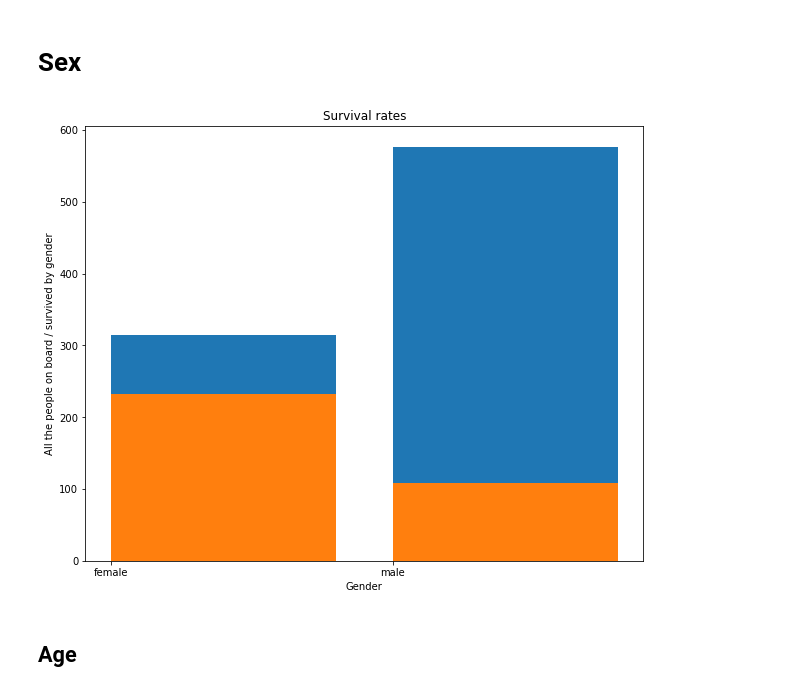
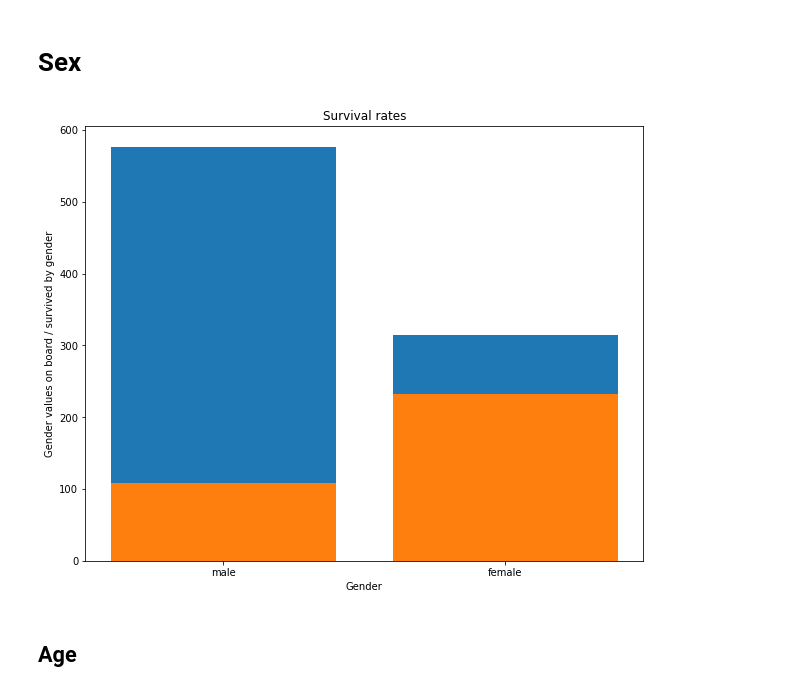
Before and after one commit to maltsev-ea/Titanic_ML_from_disaster, a Jupyter notebook: Baseline.ipynb, the cells around one changed output. Cells and saved outputs as stored; diff of their text form; code cells hidden in the pictures.

```diff
--- a/Baseline.ipynb
+++ b/Baseline.ipynb
@@ -93,14 +93,14 @@ plt.show()
 # Sex
 # %%
 plt.figure(figsize=(10, 8))
-rect1 = plt.bar(sorted(list(set(data['Sex'].values))), data['Sex'].value_counts(sort=False), align='edge')
-rect2 = plt.bar(sorted(list(set(data['Sex'].values))), data['Sex'][data['Survived'] == 1].value_counts(sort=False), align='edge')
-plt.ylabel('All the people on board / survived by gender')
+rect1 = plt.bar(list(set(data['Sex'].values)), data['Sex'].value_counts())
+rect2 = plt.bar(sorted(list(set(data['Sex'].values))), data['Sex'][data['Survived'] == 1].value_counts())
+plt.ylabel('Gender values on board / survived by gender')
 plt.xlabel('Gender')
 plt.title('Survival rates')
 plt.show()
 # %% [output]
-[figure, old version]
+[figure, new version]
 # %% [markdown]
 ## Age
 # %% [markdown]
```
Also changed, not shown: parts of 6 cells of this notebook.
